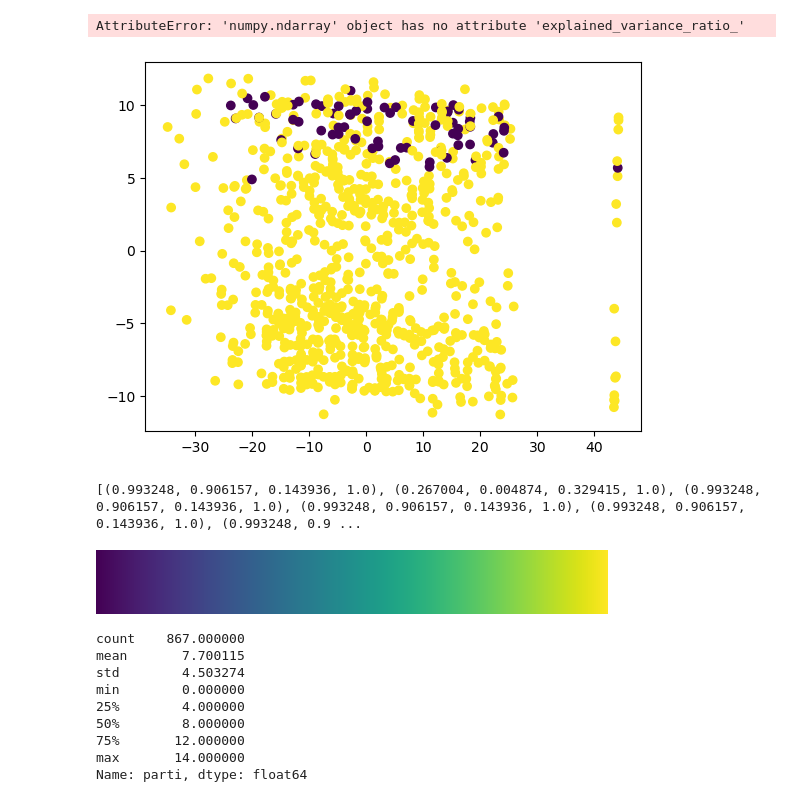
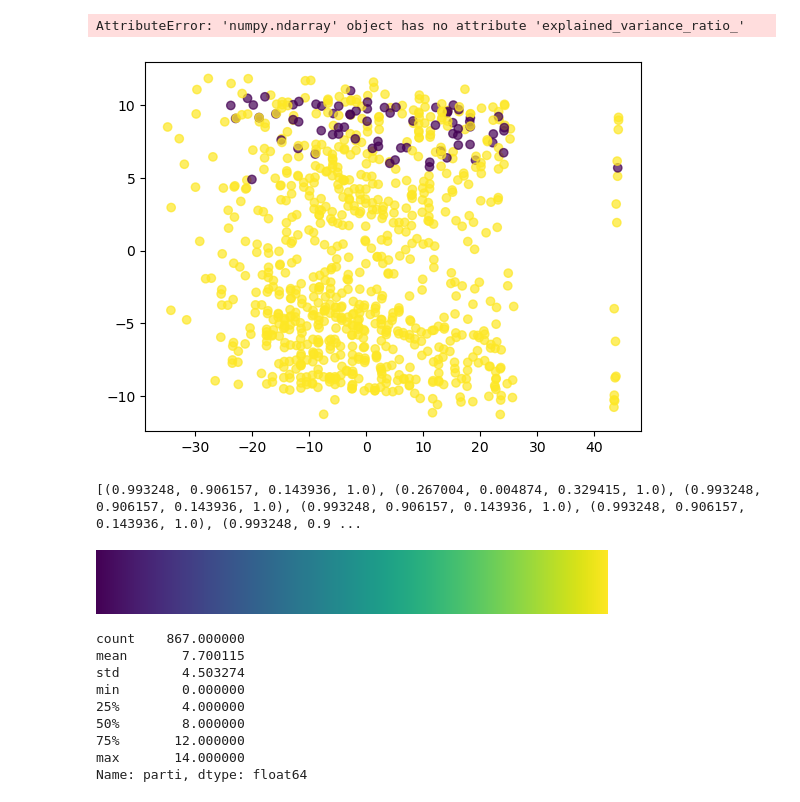
Before and after one commit to michaelbui99/mal-assignment-4, a Jupyter notebook: Assignment.ipynb, the cells around one changed output. Drawn from its saved outputs; the diff is of its cells as text; code cells hidden in the pictures.

```diff
--- a/Assignment.ipynb
+++ b/Assignment.ipynb
@@ -273,18 +273,18 @@ plt.scatter(res2[:, 0], res2[:, 1], c=colors);
 # %%
 import matplotlib
 
 %matplotlib inline
 # viridis = cm.get_cmap('viridis', 14)
 stuff = np.linspace(0, 256, num=14)
 viridis = matplotlib.colormaps["viridis"]
 colors = [viridis(stuff[idx-1]) for idx in y]
-plt.scatter(X_decomposed[:, 0], X_decomposed[:, 1], c=colors)
+plt.scatter(X_decomposed[:, 0], X_decomposed[:, 1], c=colors, alpha=0.7)
 plt.show()
 
 print(colors)
 viridis
 # %% [output]
-[figure, old version]
+[figure, new version]
 [(0.993248, 0.906157, 0.143936, 1.0), (0.267004, 0.004874, 0.329415, 1.0), (0.993248, 0.906157, 0.143936, 1.0), (0.993248, 0.906157, 0.143936, 1.0), (0.993248, 0.906157, 0.143936, 1.0), (0.993248, 0.9 ...
 [figure]
 # %%
```
